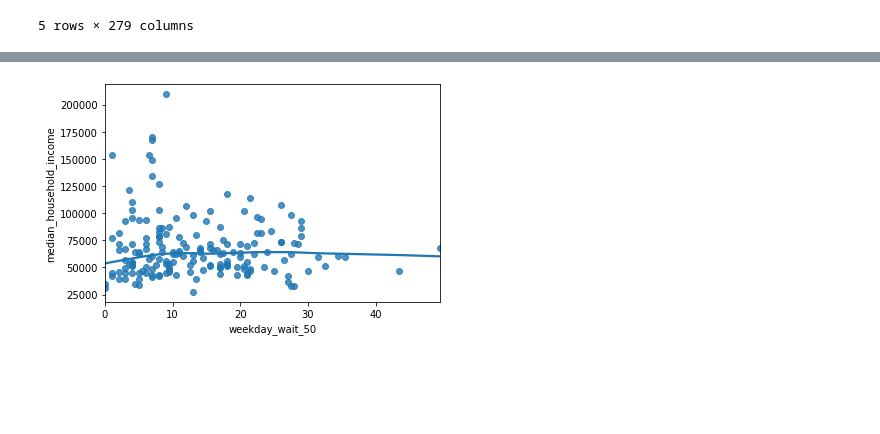
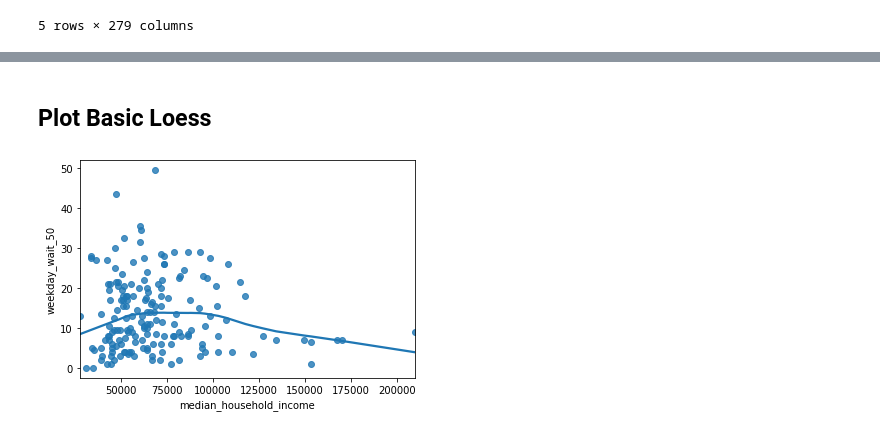
Before and after one commit to soodoku/wait, a Jupyter notebook: scripts/Sociodem.ipynb, the cells around one changed output, grey strips where cells are left out. Cells and saved outputs as stored; diff of their text form; code cells hidden in the pictures; blank space fills up the shorter version.

```diff
--- a/scripts/Sociodem.ipynb
+++ b/scripts/Sociodem.ipynb
@@ -211,21 +200,21 @@ ca_ras_df.head()
 # S0801_C01_045E - percent of commuters with commute time 60+ minutes
 # S0801_C01_046E - mean travel time to work in minutes
 
-# ca_commutting_rename_columns_dict = {
-#     "S0801_C01_002E" : "p_drive_to_work",
-#     "S0801_C01_037E" : "p_commute_under_10",
-#     "S0801_C01_038E" : "p_commute_between_10_14",
-#     "S0801_C01_039E" : "p_commute_between_15_19",
-#     "S0801_C01_040E" : "p_commute_between_20_24",
-#     "S0801_C01_041E" : "p_commute_between_25_29",
-#     "S0801_C01_042E" : "p_commute_between_30_34",
-#     "S0801_C01_043E" : "p_commute_between_35_44",
-#     "S0801_C01_044E" : "p_commute_between_45_59",
-#     "S0801_C01_045E" : "p_commute_over_59",
-#     "S0801_C01_046E" : "mean_commute_time_minutes"
-# }
+ca_commutting_rename_columns_dict = {
+    "S0801_C01_002E" : "p_drive_to_work",
+    "S0801_C01_037E" : "p_commute_under_10",
+    "S0801_C01_038E" : "p_commute_between_10_14",
+    "S0801_C01_039E" : "p_commute_between_15_19",
+    "S0801_C01_040E" : "p_commute_between_20_24",
+    "S0801_C01_041E" : "p_commute_between_25_29",
+    "S0801_C01_042E" : "p_commute_between_30_34",
+    "S0801_C01_043E" : "p_commute_between_35_44",
+    "S0801_C01_044E" : "p_commute_between_45_59",
+    "S0801_C01_045E" : "p_commute_over_59",
+    "S0801_C01_046E" : "mean_commute_time_minutes"
+}
 
-# ca_commute_df.rename(columns=ca_commutting_rename_columns_dict, inplace=True)
-# ca_commute_df = ca_commute_df.iloc[1:]
+ca_commute_df.rename(columns=ca_commutting_rename_columns_dict, inplace=True)
+ca_commute_df = ca_commute_df.iloc[1:]
 ca_commute_df.head()
 # %% [output]
@@ -241,13 +234,13 @@ ca_commute_df.head()
 # S1901_C01_012E - median household income
 # S1901_C01_013 - mean household income
 
-# ca_income_rename_columns_dict = {
-#     "S1901_C01_012E": "median_household_income",
-#     "S1901_C01_013E": "mean_household_income"
-# }
+ca_income_rename_columns_dict = {
+    "S1901_C01_012E": "median_household_income",
+    "S1901_C01_013E": "mean_household_income"
+}
 
-# ca_income_df.rename(columns=ca_income_rename_columns_dict, inplace=True)
-# ca_income_df = ca_income_df.iloc[1:]
+ca_income_df.rename(columns=ca_income_rename_columns_dict, inplace=True)
+ca_income_df = ca_income_df.iloc[1:]
 ca_income_df.head()
 # %% [output]
 A value is trying to be set on a copy of a slice from a DataFrame
@@ -313,13 +307,15 @@ Name: median_household_income, Length: 175, dtype: object
+# %% [markdown]
+## Plot Basic Loess
 # %%
 # Plot Loess
 import numpy as np
 import seaborn as sns
 
 # median household income and average weekday wait
 loess_median_income_df = combined_df[["weekday_wait_50", "median_household_income"]]
 loess_median_income_df = loess_median_income_df[loess_median_income_df['median_household_income'].notna()] # make sure median household income is non NaN
 loess_median_income_df["median_household_income"] = loess_median_income_df["median_household_income"].astype(int)
-sns.regplot(x="weekday_wait_50", y="median_household_income", data=loess_median_income_df,
+sns.regplot(x="median_household_income", y="weekday_wait_50", data=loess_median_income_df,
            lowess=True);
 # %% [output]
-[figure, old version]
+[figure, new version]
```
Also changed, not shown: parts of 14 cells of this notebook.
